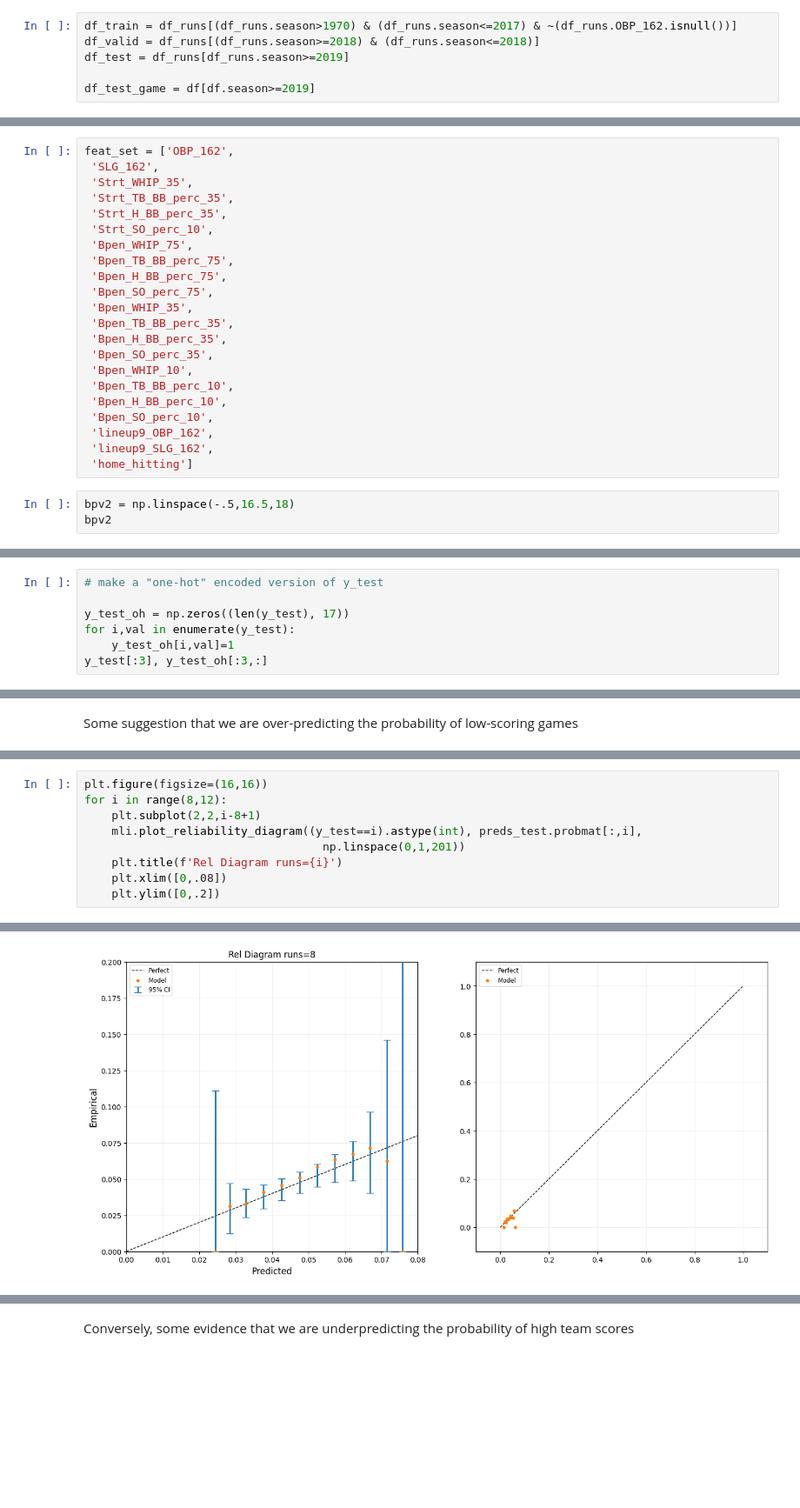
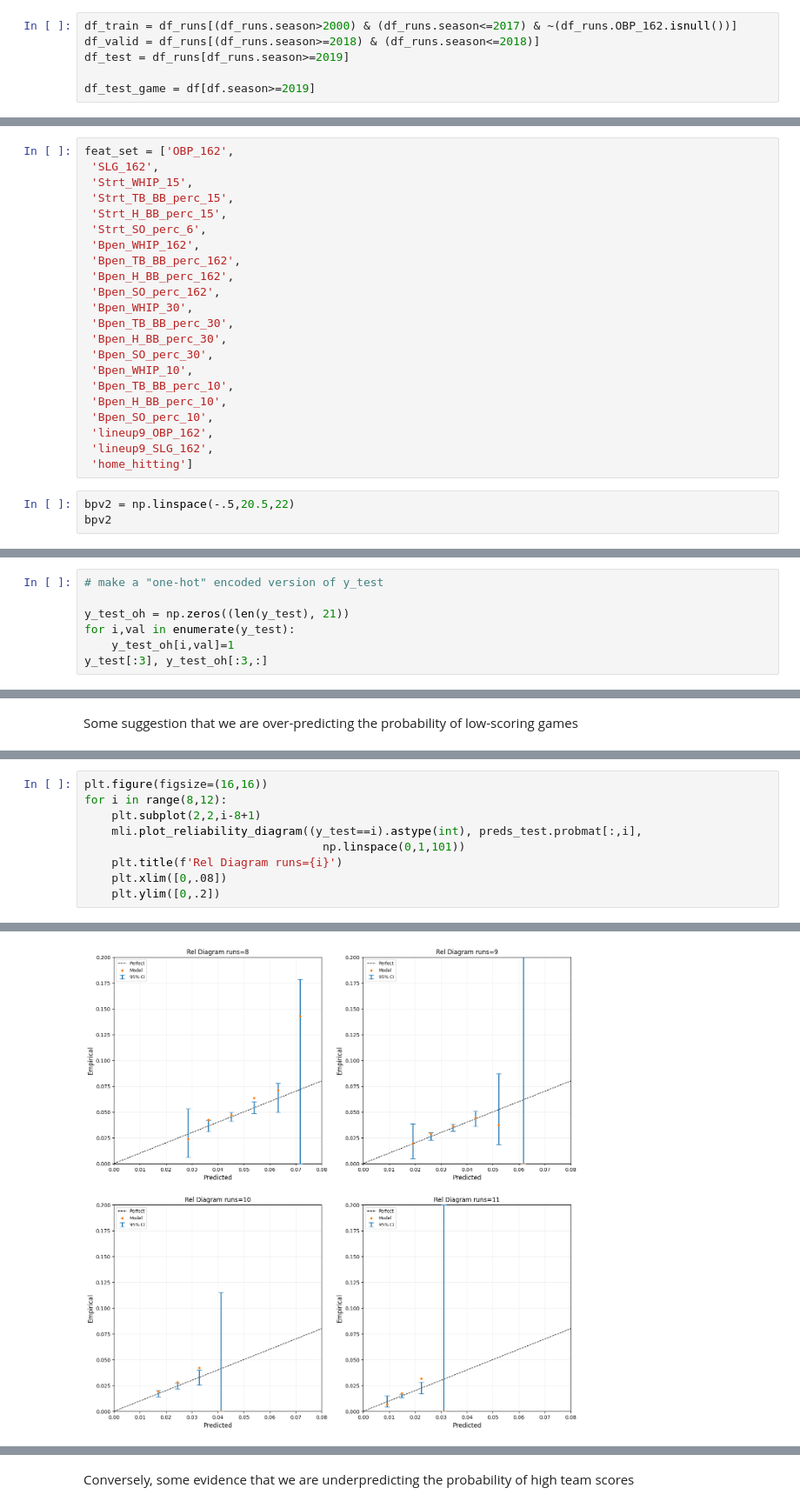
Before and after one commit to brbutler304/beatingVegas, a Jupyter notebook: 14 - Calibrate Runs Scored.ipynb, the cells around one changed output, grey strips where cells are left out. Shown at 87% size. Drawn from its saved outputs; the diff is of its cells as text; blank space fills up the shorter version.

```diff
--- a/14 - Calibrate Runs Scored.ipynb
+++ b/14 - Calibrate Runs Scored.ipynb
@@ -52,5 +52,5 @@ df_runs['runs_trunc'] = np.minimum(df_runs['runs'],16)
 # %%
-df_train = df_runs[(df_runs.season>1970) & (df_runs.season<=2017) & ~(df_runs.OBP_162.isnull())]
+df_train = df_runs[(df_runs.season>2000) & (df_runs.season<=2017) & ~(df_runs.OBP_162.isnull())]
 df_valid = df_runs[(df_runs.season>=2018) & (df_runs.season<=2018)]
 df_test = df_runs[df_runs.season>=2019]
 
@@ -62,18 +62,18 @@ BEGIN MODELING
 # %%
 feat_set = ['OBP_162',
  'SLG_162',
- 'Strt_WHIP_35',
- 'Strt_TB_BB_perc_35',
- 'Strt_H_BB_perc_35',
- 'Strt_SO_perc_10',
- 'Bpen_WHIP_75',
- 'Bpen_TB_BB_perc_75',
- 'Bpen_H_BB_perc_75',
- 'Bpen_SO_perc_75',
- 'Bpen_WHIP_35',
- 'Bpen_TB_BB_perc_35',
- 'Bpen_H_BB_perc_35',
- 'Bpen_SO_perc_35',
+ 'Strt_WHIP_15',
+ 'Strt_TB_BB_perc_15',
+ 'Strt_H_BB_perc_15',
+ 'Strt_SO_perc_6',
+ 'Bpen_WHIP_162',
+ 'Bpen_TB_BB_perc_162',
+ 'Bpen_H_BB_perc_162',
+ 'Bpen_SO_perc_162',
+ 'Bpen_WHIP_30',
+ 'Bpen_TB_BB_perc_30',
+ 'Bpen_H_BB_perc_30',
+ 'Bpen_SO_perc_30',
  'Bpen_WHIP_10',
  'Bpen_TB_BB_perc_10',
  'Bpen_H_BB_perc_10',
@@ -82,7 +82,7 @@ feat_set = ['OBP_162',
  'lineup9_SLG_162',
  'home_hitting']
 # %%
-bpv2 = np.linspace(-.5,16.5,18)
+bpv2 = np.linspace(-.5,20.5,22)
 bpv2
 # %% [output]
 array([-0.5,  0.5,  1.5,  2.5,  3.5,  4.5,  5.5,  6.5,  7.5,  8.5,  9.5,
@@ -145,7 +148,7 @@ For approach 1, there is a slight issue that we do not have independence between
 # %%
 # make a "one-hot" encoded version of y_test
 
-y_test_oh = np.zeros((len(y_test), 17))
+y_test_oh = np.zeros((len(y_test), 21))
 for i,val in enumerate(y_test):
     y_test_oh[i,val]=1
 y_test[:3], y_test_oh[:3,:]
@@ -242,7 +248,7 @@ plt.figure(figsize=(16,16))
 for i in range(8,12):
     plt.subplot(2,2,i-8+1)
     mli.plot_reliability_diagram((y_test==i).astype(int), preds_test.probmat[:,i],
-                                   np.linspace(0,1,201))
+                                   np.linspace(0,1,101))
     plt.title(f'Rel Diagram runs={i}')
     plt.xlim([0,.08])
     plt.ylim([0,.2])
@@ -251,4 +256,4 @@ ValueError: 'yerr' must not contain negative values
-[figure, old version]
+[figure, new version]
 # %%
 plt.figure(figsize=(20,20))
 for i in range(12,16):
```
Also changed, not shown: parts of 27 cells of this notebook, 10 other files.
